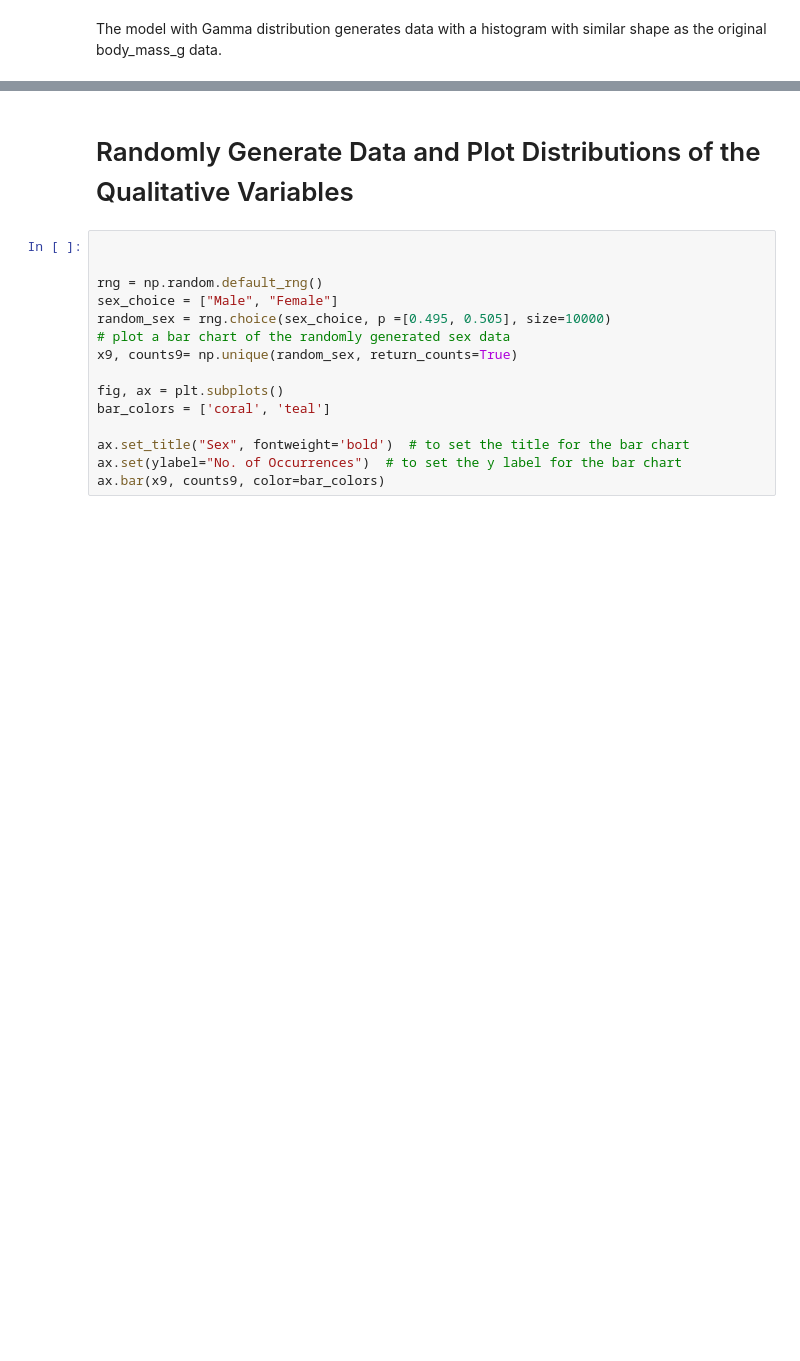
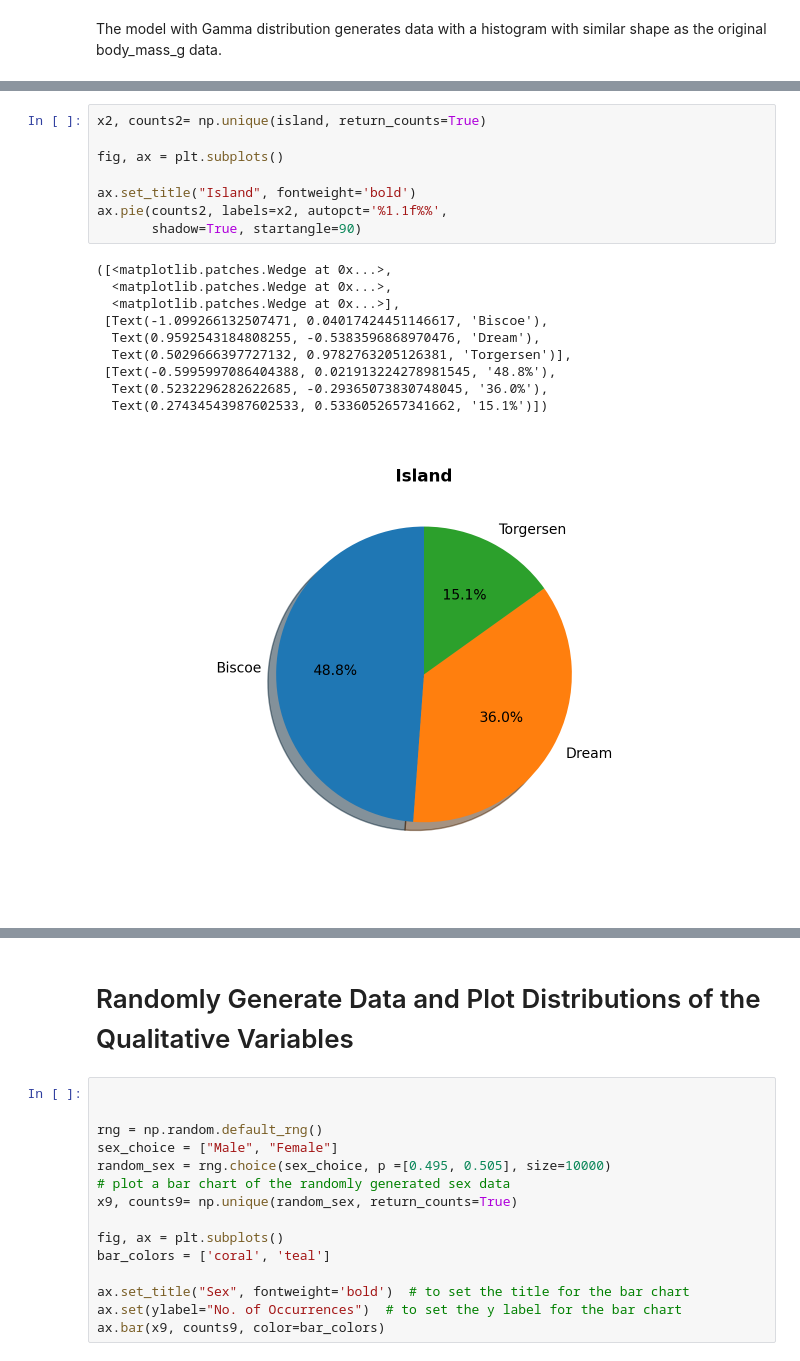
Before and after one commit to keithmmc/data_fundamentals, a Jupyter notebook: tasks.ipynb, the cells around one changed output, grey strips where cells are left out. Cells and saved outputs as stored; diff of their text form; blank space fills up the shorter version.

```diff
--- a/tasks.ipynb
+++ b/tasks.ipynb
@@ -444,0 +427,19 @@ The model with Gamma distribution generates data with a histogram with similar s
+# %%
+x2, counts2= np.unique(island, return_counts=True)
+
+fig, ax = plt.subplots()
+
+ax.set_title("Island", fontweight='bold')
+ax.pie(counts2, labels=x2, autopct='%1.1f%%',
+       shadow=True, startangle=90)
+# %% [output]
+([<matplotlib.patches.Wedge at 0x...>,
+  <matplotlib.patches.Wedge at 0x...>,
+  <matplotlib.patches.Wedge at 0x...>],
+ [Text(-1.099266132507471, 0.04017424451146617, 'Biscoe'),
+  Text(0.9592543184808255, -0.5383596868970476, 'Dream'),
+  Text(0.5029666397727132, 0.9782763205126381, 'Torgersen')],
+ [Text(-0.5995997086404388, 0.021913224278981545, '48.8%'),
+  Text(0.5232296282622685, -0.29365073830748045, '36.0%'),
+  Text(0.27434543987602533, 0.5336052657341662, '15.1%')])
+[figure, added]
```
Also changed, not shown: parts of 43 cells of this notebook.
